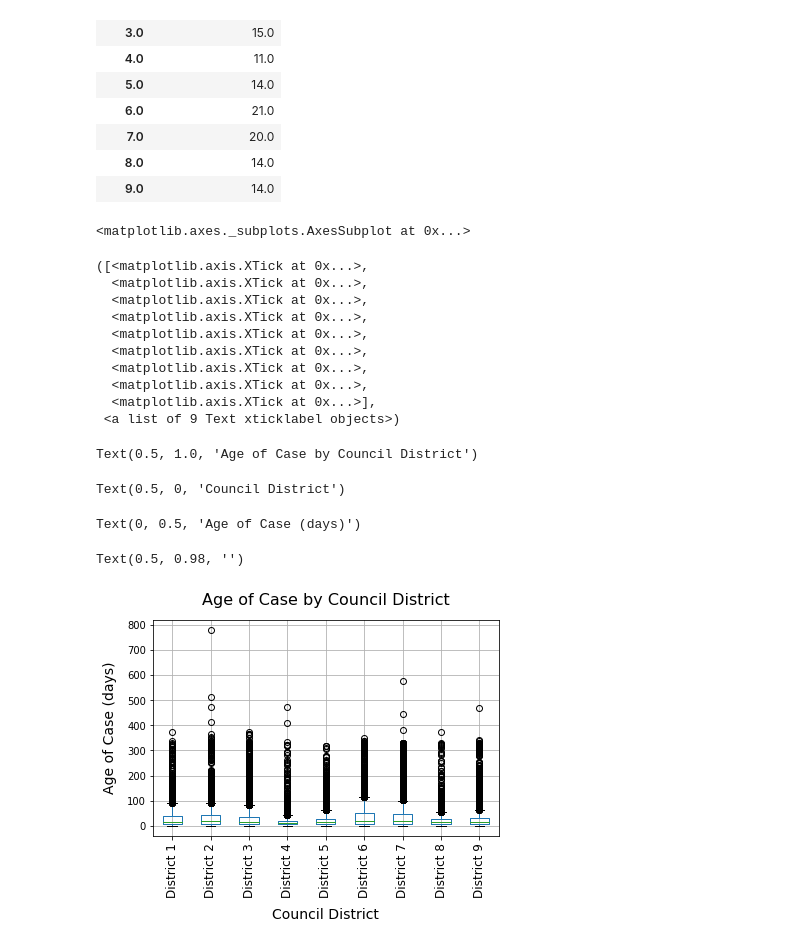
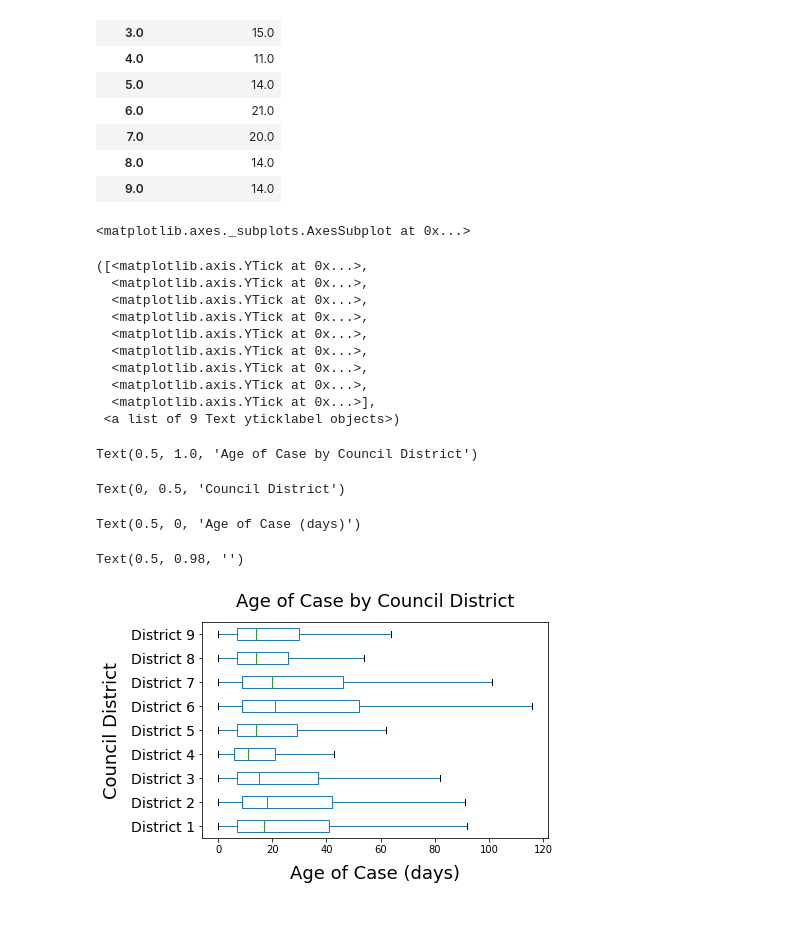
Before and after one commit to lidiomarx/SD-Potholes, a Jupyter notebook: jmc39/potholes_time_period_jmc39.ipynb, the cells around one changed output. Drawn from its saved outputs; the diff is of its cells as text; code cells hidden in the pictures; blank space fills up the shorter version.

```diff
--- a/jmc39/potholes_time_period_jmc39.ipynb
+++ b/jmc39/potholes_time_period_jmc39.ipynb
@@ -386,31 +447,31 @@ pothole_reports_CD.reset_index(inplace=True)
 # %%
 # Boxplot Age of Case by Council District to justify median vs. mean analysis
 district_labels =["District 1","District 2","District 3","District 4","District 5","District 6","District 7","District 8","District 9"]
 pothole_reports_CD_box = pothole_df[["case_age_days","district"]]
-pothole_reports_CD_box.boxplot(column="case_age_days", by="district")
-plt.xticks(range(1,len(district_labels)+1), district_labels, fontsize=12, rotation=90)
-plt.title("Age of Case by Council District", fontsize=16, pad=15)
-plt.xlabel("Council District", fontsize=14, labelpad=10)
-plt.ylabel("Age of Case (days)", fontsize=14, labelpad=10)
+pothole_reports_CD_box.boxplot(column="case_age_days", by="district", vert=False, showfliers=False, grid=False)
+plt.yticks(range(1,len(district_labels)+1), district_labels, fontsize=14)
+plt.title("Age of Case by Council District", fontsize=18, pad=15)
+plt.ylabel("Council District", fontsize=18, labelpad=10)
+plt.xlabel("Age of Case (days)", fontsize=18, labelpad=10)
 plt.suptitle("")
-plt.show()
+plt.savefig('images/age_of_case_boxplot.png', bbox_inches='tight', pad_inches=0.39)
 # %% [output]
 <matplotlib.axes._subplots.AxesSubplot at 0x...>
-([<matplotlib.axis.XTick at 0x...>,
-  <matplotlib.axis.XTick at 0x...>,
-  <matplotlib.axis.XTick at 0x...>,
-  <matplotlib.axis.XTick at 0x...>,
-  <matplotlib.axis.XTick at 0x...>,
-  <matplotlib.axis.XTick at 0x...>,
-  <matplotlib.axis.XTick at 0x...>,
-  <matplotlib.axis.XTick at 0x...>,
-  <matplotlib.axis.XTick at 0x...>],
- <a list of 9 Text xticklabel objects>)
+([<matplotlib.axis.YTick at 0x...>,
+  <matplotlib.axis.YTick at 0x...>,
+  <matplotlib.axis.YTick at 0x...>,
+  <matplotlib.axis.YTick at 0x...>,
+  <matplotlib.axis.YTick at 0x...>,
+  <matplotlib.axis.YTick at 0x...>,
+  <matplotlib.axis.YTick at 0x...>,
+  <matplotlib.axis.YTick at 0x...>,
+  <matplotlib.axis.YTick at 0x...>],
+ <a list of 9 Text yticklabel objects>)
 Text(0.5, 1.0, 'Age of Case by Council District')
-Text(0.5, 0, 'Council District')
+Text(0, 0.5, 'Council District')
-Text(0, 0.5, 'Age of Case (days)')
+Text(0.5, 0, 'Age of Case (days)')
 Text(0.5, 0.98, '')
-[figure, old version]
+[figure, new version]
 # %%
 # Bar plot Age of Case by Council District
 council_districts = 9
```
Also changed, not shown: parts of 8 cells of this notebook, 6 other files.
